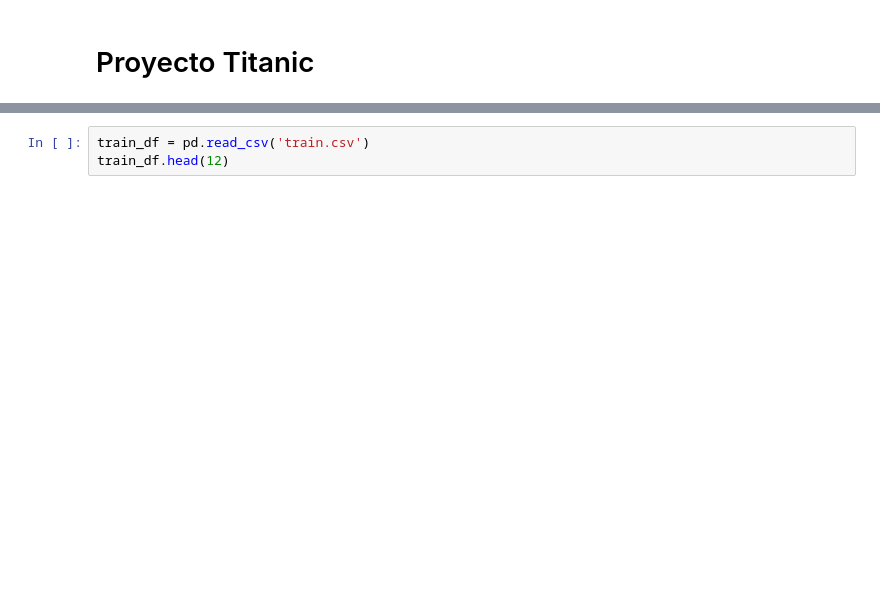
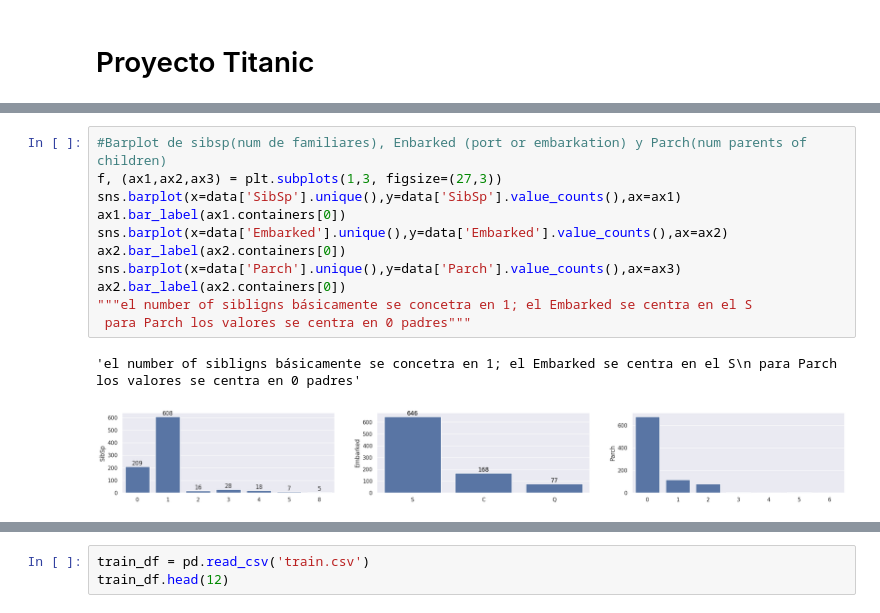
Before and after one commit to ECV21/data-science-portafolio, a Jupyter notebook: El_proyecto_"Titanic's_Sinking"_en_Kaggle.ipynb, the cells around one changed output, grey strips where cells are left out. Saved outputs shown, nothing was run; the diff lists cells and outputs as text; blank space fills up the shorter version.

```diff
--- a/El_proyecto_"Titanic's_Sinking"_en_Kaggle.ipynb
+++ b/El_proyecto_"Titanic's_Sinking"_en_Kaggle.ipynb
@@ -52,0 +197,14 @@ from sklearn.metrics import roc_auc_score
+# %%
+#Barplot de sibsp(num de familiares), Enbarked (port or embarkation) y Parch(num parents of children)
+f, (ax1,ax2,ax3) = plt.subplots(1,3, figsize=(27,3))
+sns.barplot(x=data['SibSp'].unique(),y=data['SibSp'].value_counts(),ax=ax1)
+ax1.bar_label(ax1.containers[0])
+sns.barplot(x=data['Embarked'].unique(),y=data['Embarked'].value_counts(),ax=ax2)
+ax2.bar_label(ax2.containers[0])
+sns.barplot(x=data['Parch'].unique(),y=data['Parch'].value_counts(),ax=ax3)
+ax2.bar_label(ax2.containers[0])
+"""el number of sibligns básicamente se concetra en 1; el Embarked se centra en el S
+ para Parch los valores se centra en 0 padres"""
+# %% [output]
+'el number of sibligns básicamente se concetra en 1; el Embarked se centra en el S\n para Parch los valores se centra en 0 padres'
+[figure, added]
```
Also changed, not shown: parts of 45 cells of this notebook.
